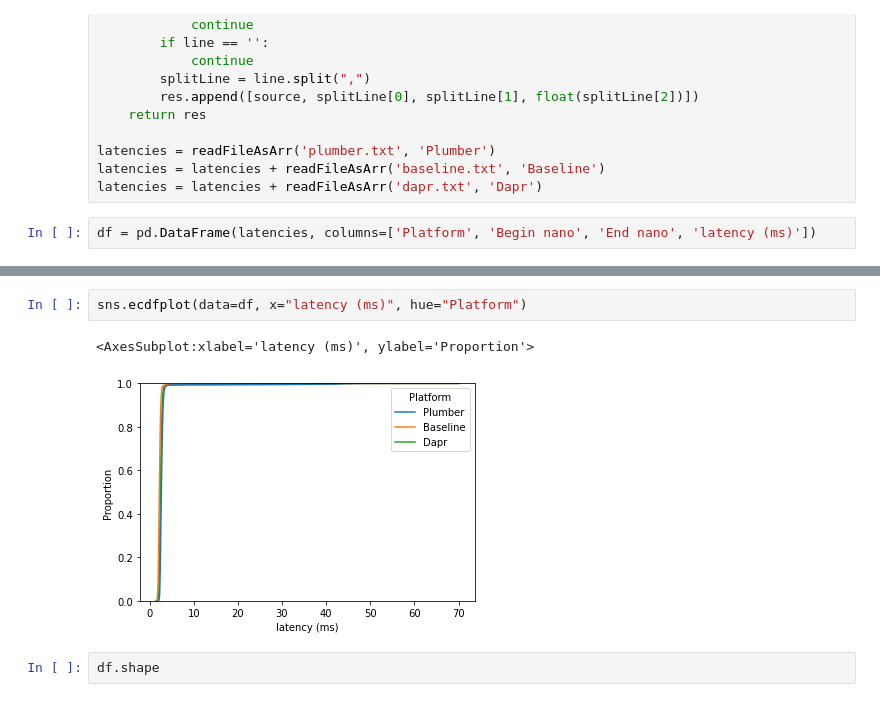
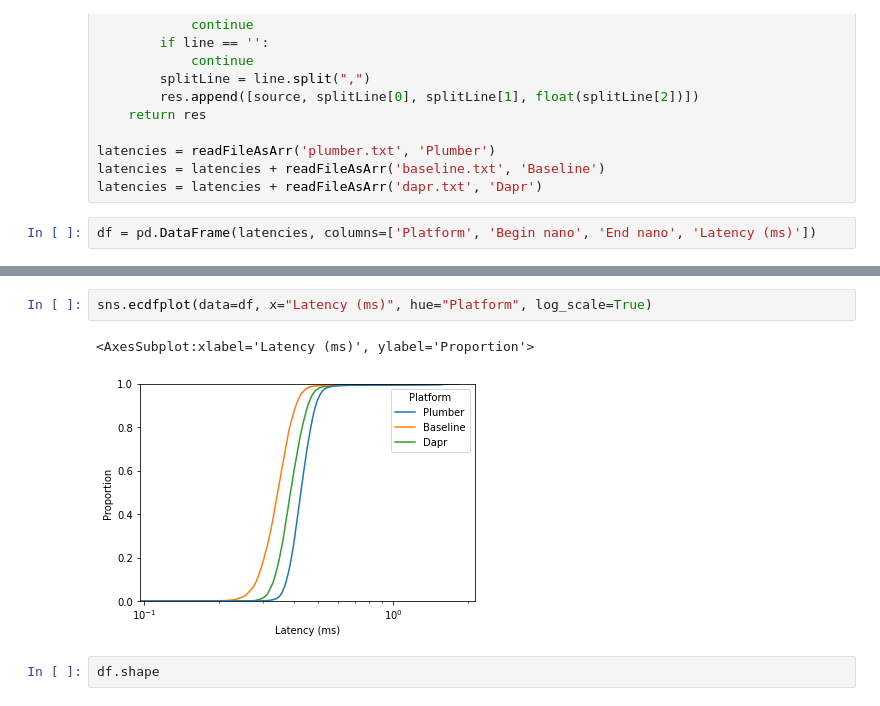
Before and after one commit to VerstraeteBert/plumber, a Jupyter notebook: benchmarks/sidecarlatency/visualization/vis.ipynb, the cells around one changed output, grey strips where cells are left out. Cells and saved outputs as stored; diff of their text form.

```diff
--- a/benchmarks/sidecarlatency/visualization/vis.ipynb
+++ b/benchmarks/sidecarlatency/visualization/vis.ipynb
@@ -18,7 +19,7 @@ latencies = readFileAsArr('plumber.txt', 'Plumber')
 latencies = latencies + readFileAsArr('baseline.txt', 'Baseline')
 latencies = latencies + readFileAsArr('dapr.txt', 'Dapr')
 # %%
-df = pd.DataFrame(latencies, columns=['Platform', 'Begin nano', 'End nano', 'latency (ms)'])
+df = pd.DataFrame(latencies, columns=['Platform', 'Begin nano', 'End nano', 'Latency (ms)'])
 # %%
 df.groupby(["Platform"]).describe()
 # %% [output]
@@ -45,8 +68,8 @@ sns.displot(df, x="latency (ms)", hue="Platform", kind="kde", fill=True)
 # %%
-sns.ecdfplot(data=df, x="latency (ms)", hue="Platform")
+sns.ecdfplot(data=df, x="Latency (ms)", hue="Platform", log_scale=True)
 # %% [output]
-<AxesSubplot:xlabel='latency (ms)', ylabel='Proportion'>
+<AxesSubplot:xlabel='Latency (ms)', ylabel='Proportion'>
-[figure, old version]
+[figure, new version]
 # %%
 df.shape
 # %% [output]
```
Also changed, not shown: parts of 14 cells of this notebook, 1 other file.
